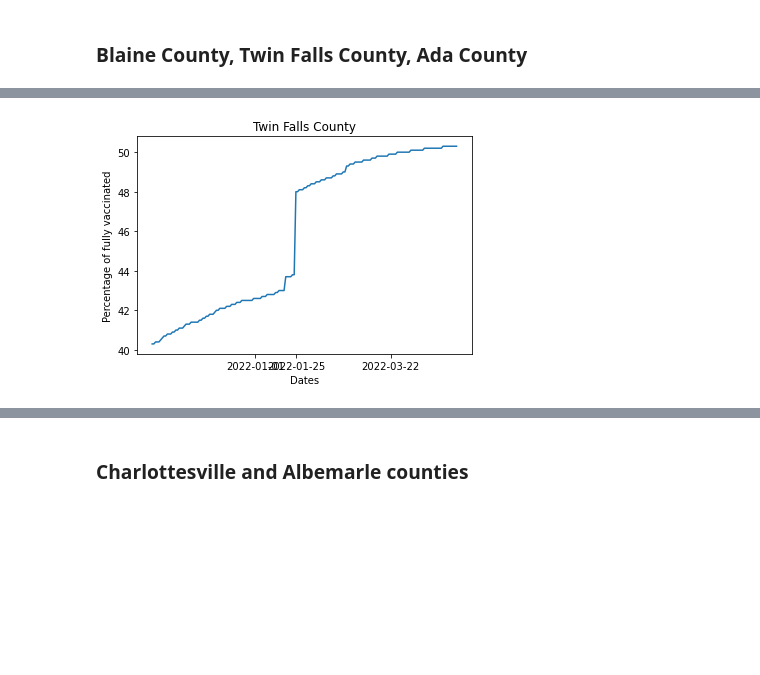
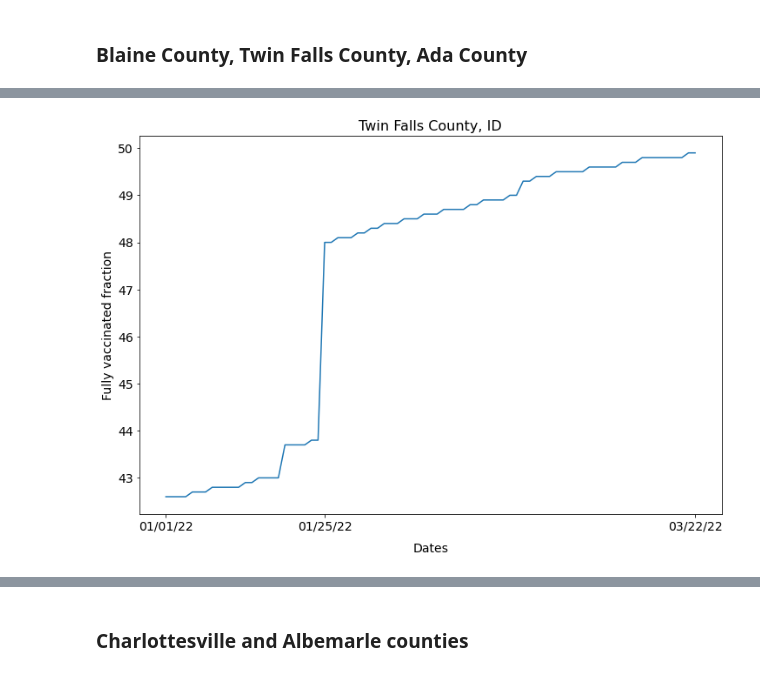
Before and after one commit to dzoanka/Covid19-cases-deaths-against-vax-in-US-counties, a Jupyter notebook: special_cases.ipynb, the cells around one changed output, grey strips where cells are left out. Drawn from its saved outputs; the diff is of its cells as text; code cells hidden in the pictures; blank space fills up the shorter version.

```diff
--- a/special_cases.ipynb
+++ b/special_cases.ipynb
@@ -29,7 +29,7 @@ def days_of_months_printer_ww(month, no_days, year=2022):
 counties_to_analyse = ['Blaine County', 'Twin Falls County', 'Ada County', 'Madison County']
 fips_to_analyse = [16013, 16083, 16001, 30057]
 # %%
-days =  days_of_months_printer(11, 30, 2021) +  days_of_months_printer(12, 31, 2021) +  days_of_months_printer(1, 31) + days_of_months_printer(2, 28)  + days_of_months_printer(3, 31)  + days_of_months_printer(4, 30)
+days =  days_of_months_printer(1, 31) + days_of_months_printer(2, 28)  + days_of_months_printer(3, 22)
 lst_filter_vax = []
 for fips in fips_to_analyse:
     fips_f = '0' * (5 - len(str(fips))) + str(fips)
@@ -82,8 +82,15 @@ plt.show()
 # %%
-plt.title("Blaine County")
-plt.ylabel("Percentage of fully vaccinated")
-plt.xlabel("Dates")
-plt.plot(days,vax_full)
-plt.xticks(['2022-01-01', '2022-01-24', '2022-03-22'])
+plt.title("Blaine County, ID", fontsize=16)
+plt.ylabel("Fully vaccinated fraction", fontsize=14)
+plt.xlabel("Dates", fontsize=14, labelpad=12)
+days = days_of_months_printer_ww(1, 31) + days_of_months_printer_ww(2, 28)  + days_of_months_printer_ww(3, 22)
+x_tmp = list()
+for d in days:
+    year, month, day = d.split("-")
+    x_tmp.append(month + "/" + day + "/" + year[2:])
+plt.plot(x_tmp,vax_full)
+plt.xticks(['01/01/22', '01/25/22', '03/22/22'], fontsize=14)
+plt.yticks(fontsize=14)
+plt.rcParams["figure.figsize"] = (12,8)
 plt.show()
 # %% [output]
@@ -106,12 +113,19 @@ plt.show()
 # %%
-plt.title("Twin Falls County")
-plt.ylabel("Percentage of fully vaccinated")
-plt.xlabel("Dates")
-plt.plot(days,vax_full)
-plt.xticks(['2022-01-01', '2022-01-25', '2022-03-22'])
+plt.title("Twin Falls County, ID", fontsize=16)
+plt.ylabel("Fully vaccinated fraction", fontsize=14)
+plt.xlabel("Dates", fontsize=14, labelpad=12)
+days = days_of_months_printer_ww(1, 31) + days_of_months_printer_ww(2, 28)  + days_of_months_printer_ww(3, 22)
+x_tmp = list()
+for d in days:
+    year, month, day = d.split("-")
+    x_tmp.append(month + "/" + day + "/" + year[2:])
+plt.plot(x_tmp,vax_full)
+plt.xticks(['01/01/22', '01/25/22', '03/22/22'], fontsize=14)
+plt.yticks(fontsize=14)
+plt.rcParams["figure.figsize"] = (12,8)
 plt.show()
 # %% [output]
-[figure, old version]
+[figure, new version]
 # %%
 #Ada County
 population = df_pop.loc[df_pop['countyFIPS'] == 16001]['population'].values[0]
```
Also changed, not shown: parts of 17 cells of this notebook, 4 other files.
